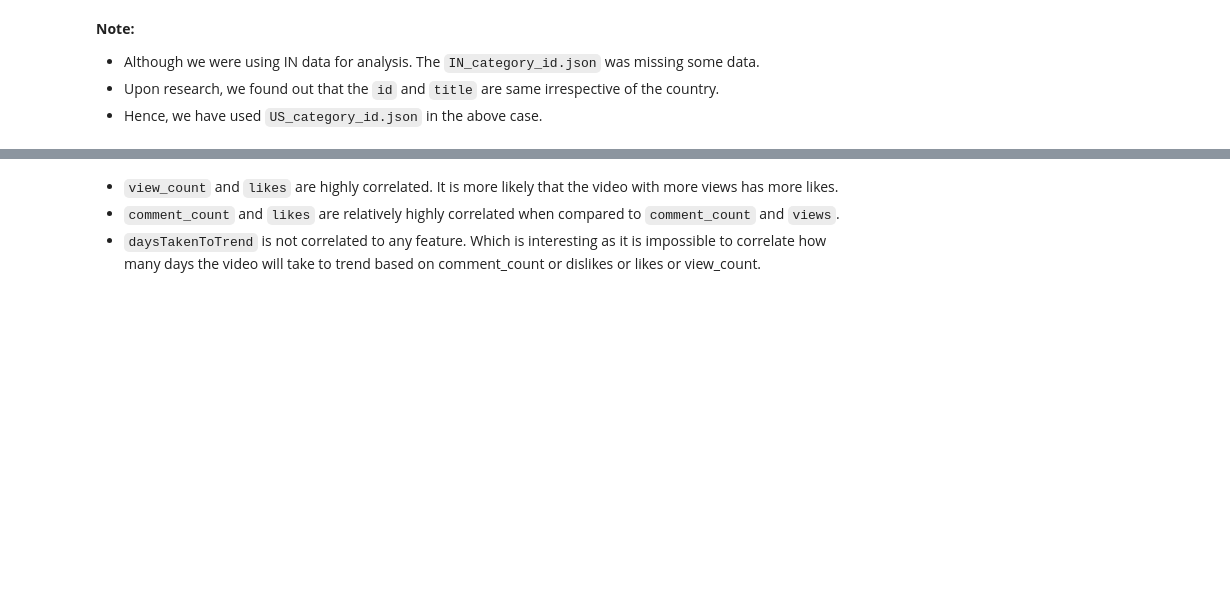
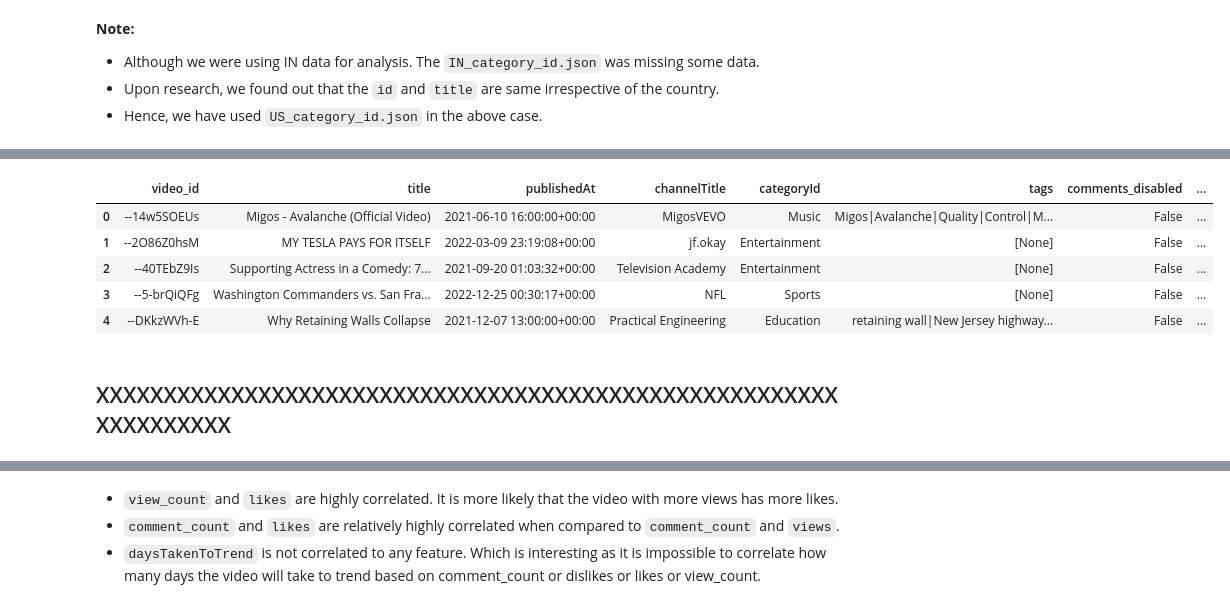
Before and after one commit to VamshiKrishna-1/Youtube_Video_Analysis_and_Prediction, a Jupyter notebook: FinalProject606.ipynb, the cells around one changed output, grey strips where cells are left out. Cells and saved outputs as stored; diff of their text form; code cells hidden in the pictures; blank space fills up the shorter version.

```diff
--- a/FinalProject606.ipynb
+++ b/FinalProject606.ipynb
@@ -237,0 +226,13 @@ data['tagCount'] = data['tags'].apply(lambda x: 0 if type(x) == float else len(l
+# %%
+df['likes_start'] = df['likes'].apply(lambda x: min(x))
+df['likes_end'] = df['likes'].apply(lambda x: max(x))
+df.drop('likes', axis = 1, inplace = True)
+# %%
+df.head()
+# %% [output]
+|  | video_id | title | publishedAt | channelTitle | categoryId | tags | comments_disabled | ... |
+| 0 | --14w5SOEUs | Migos - Avalanche (Official Video) | 2021-06-10 16:00:00+00:00 | MigosVEVO | Music | Migos|Avalanche|Quality|Control|M... | False | ... |
+| 1 | --2O86Z0hsM | MY TESLA PAYS FOR ITSELF | 2022-03-09 23:19:08+00:00 | jf.okay | Entertainment | [None] | False | ... |
+| 2 | --40TEbZ9Is | Supporting Actress in a Comedy: 7... | 2021-09-20 01:03:32+00:00 | Television Academy | Entertainment | [None] | False | ... |
+| 3 | --5-brQiQFg | Washington Commanders vs. San Fra... | 2022-12-25 00:30:17+00:00 | NFL | Sports | [None] | False | ... |
+| 4 | --DKkzWVh-E | Why Retaining Walls Collapse | 2021-12-07 13:00:00+00:00 | Practical Engineering | Education | retaining wall|New Jersey highway... | False | ... |
@@ -238,3 +246,5 @@ data['tagCount'] = data['tags'].apply(lambda x: 0 if type(x) == float else len(l
+# %% [markdown]
+## XXXXXXXXXXXXXXXXXXXXXXXXXXXXXXXXXXXXXXXXXXXXXXXXXXXXXXXXXXXXXXXXX
 # %%
 plt.figure(figsize = (10, 5))
 sns.histplot(data['tagCount'], kde = True)
```
Also changed, not shown: parts of 44 cells of this notebook, 7 other files.
